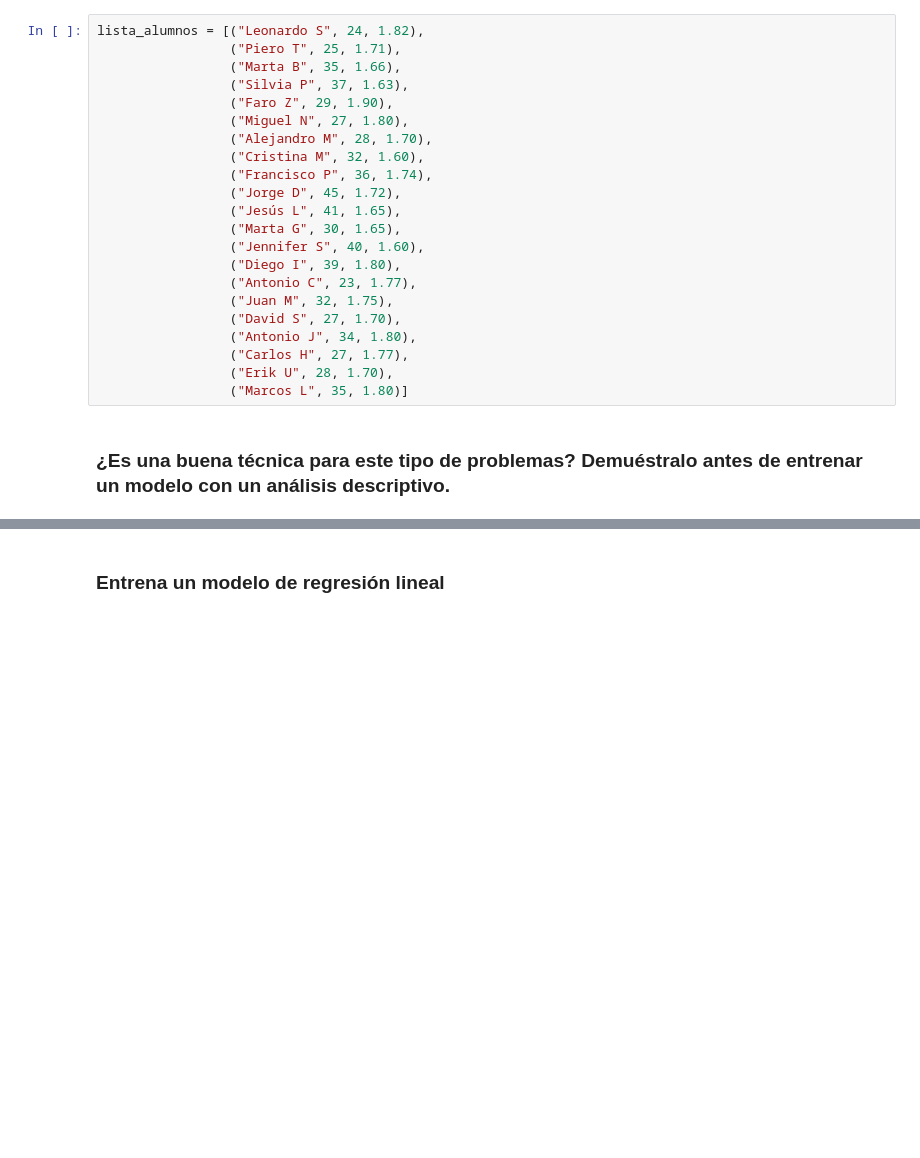
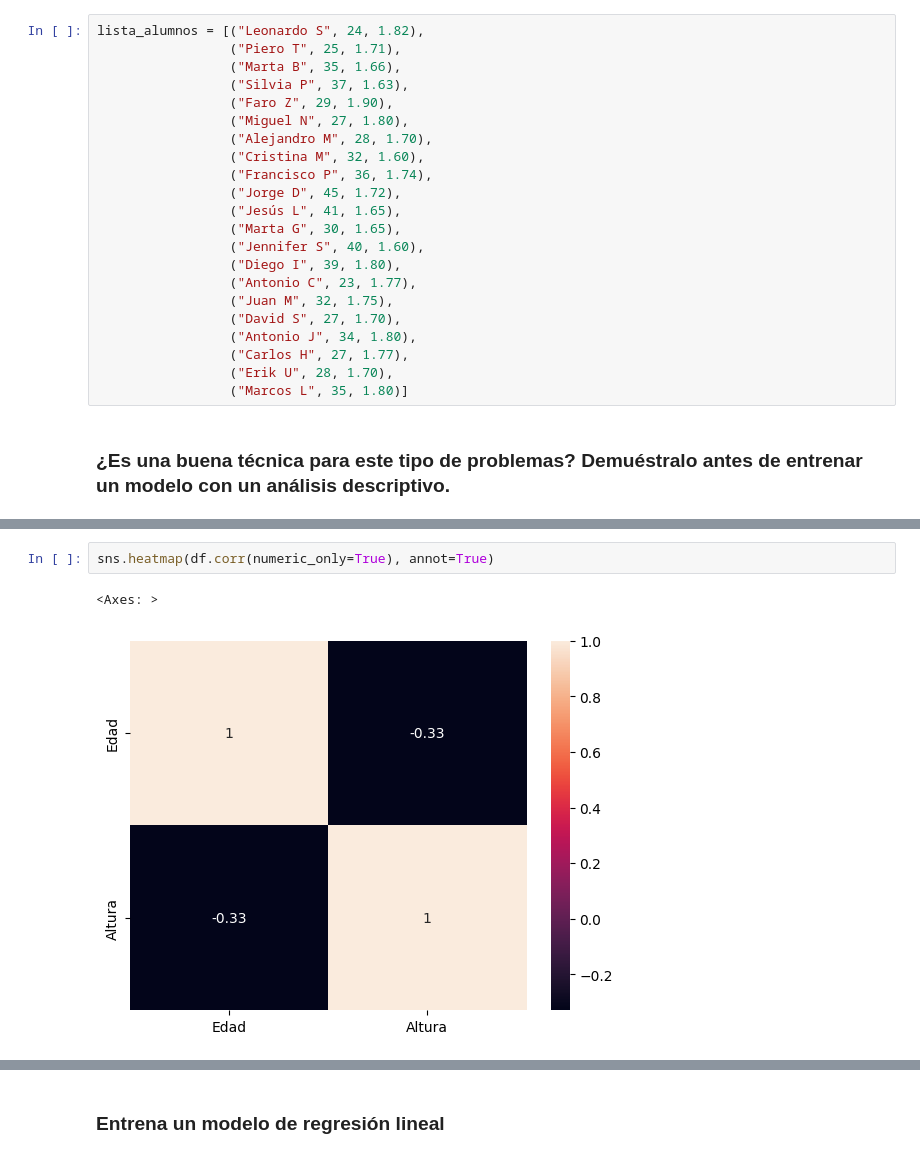
Before and after one commit to MNievas12/2405_dsft_thebridge, a Jupyter notebook: 2_Machine_Learning/1-Supervisado/1-Regression/1-Linear_Regression/ejercicios/1 Height.ipynb, the cells around one changed output, grey strips where cells are left out. Drawn from its saved outputs; the diff is of its cells as text; blank space fills up the shorter version.

```diff
--- a/2_Machine_Learning/1-Supervisado/1-Regression/1-Linear_Regression/ejercicios/1 Height.ipynb
+++ b/2_Machine_Learning/1-Supervisado/1-Regression/1-Linear_Regression/ejercicios/1 Height.ipynb
@@ -28,0 +89,5 @@ lista_alumnos = [("Leonardo S", 24, 1.82),
+# %%
+sns.heatmap(df.corr(numeric_only=True), annot=True)
+# %% [output]
+<Axes: >
+[figure, added]
```
Also changed, not shown: parts of 23 cells of this notebook, 1 other file.
